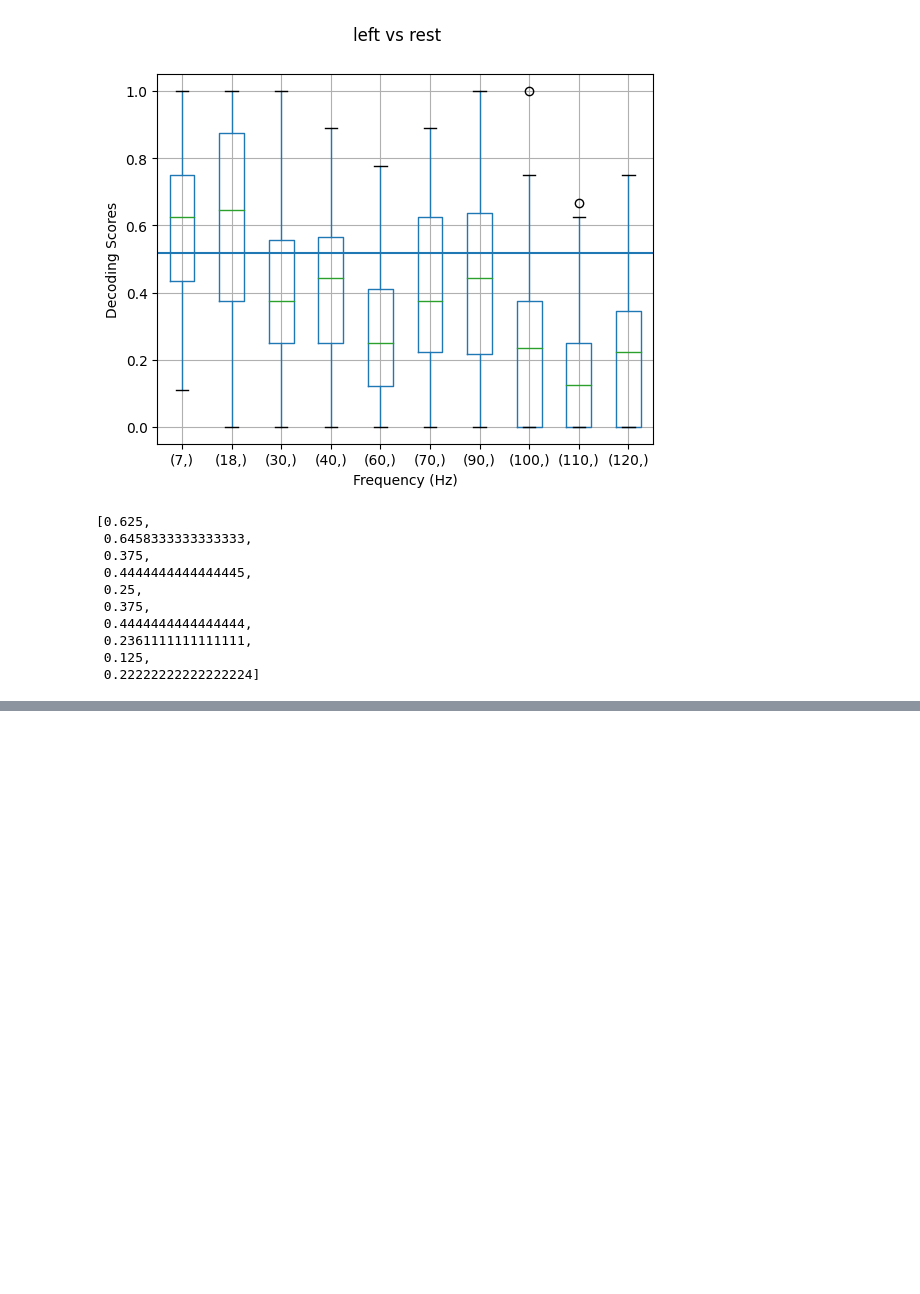
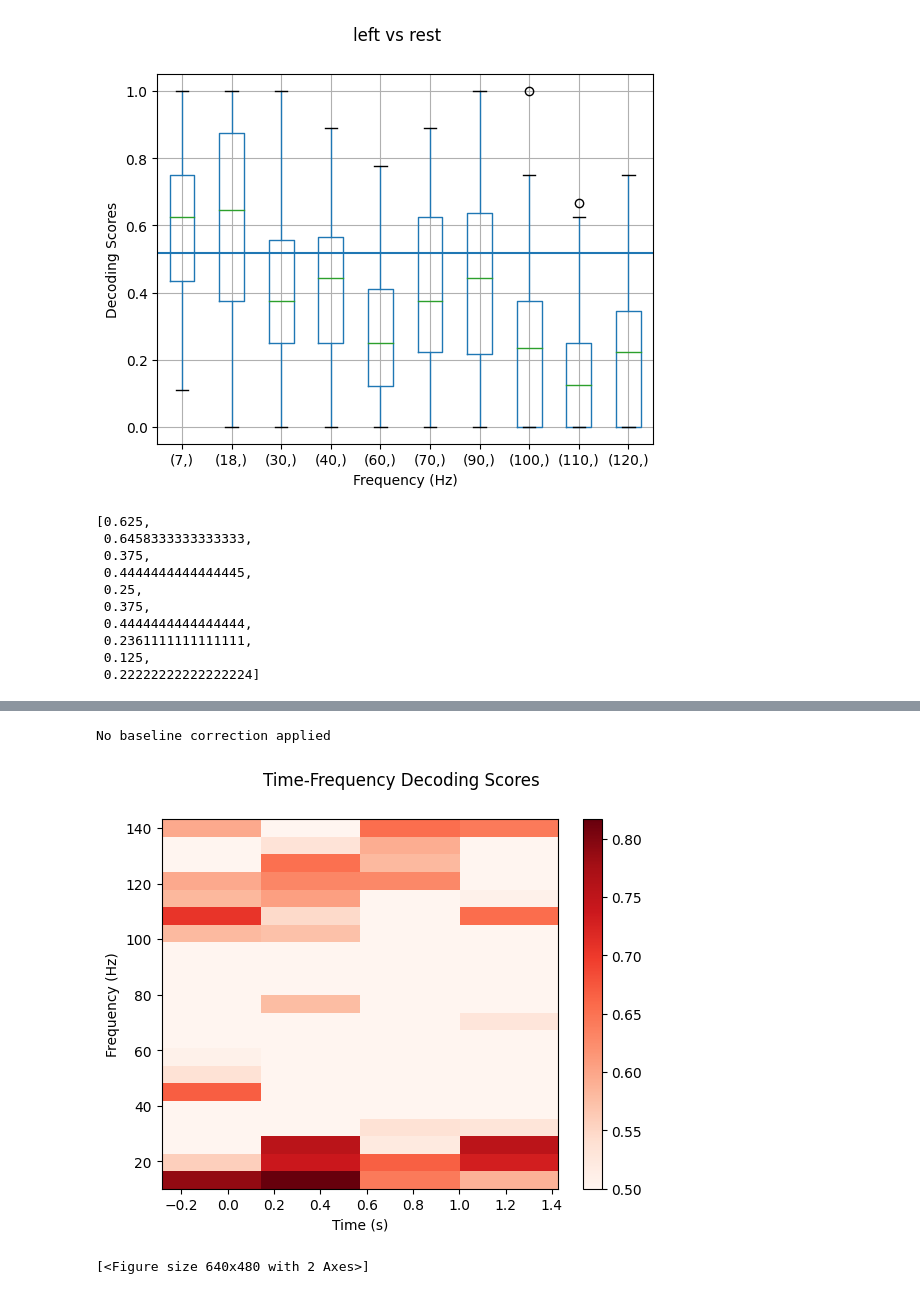
Before and after one commit to donalbertico/bci-analysis, a Jupyter notebook: ah/feature_extraction _benchmark.ipynb, the cells around one changed output, grey strips where cells are left out. Cells and saved outputs as stored; diff of their text form; code cells hidden in the pictures; blank space fills up the shorter version.

```diff
--- a/ah/feature_extraction _benchmark.ipynb
+++ b/ah/feature_extraction _benchmark.ipynb
@@ -301,0 +472,7 @@ del subset
+# %%
+av_tfr.plot([0], vmin=0.5, title="Time-Frequency Decoding Scores",
+            cmap=plt.cm.Reds)
+# %% [output]
+No baseline correction applied
+[figure, added]
+[<Figure size 640x480 with 2 Axes>]
```
Also changed, not shown: parts of 13 cells of this notebook.
